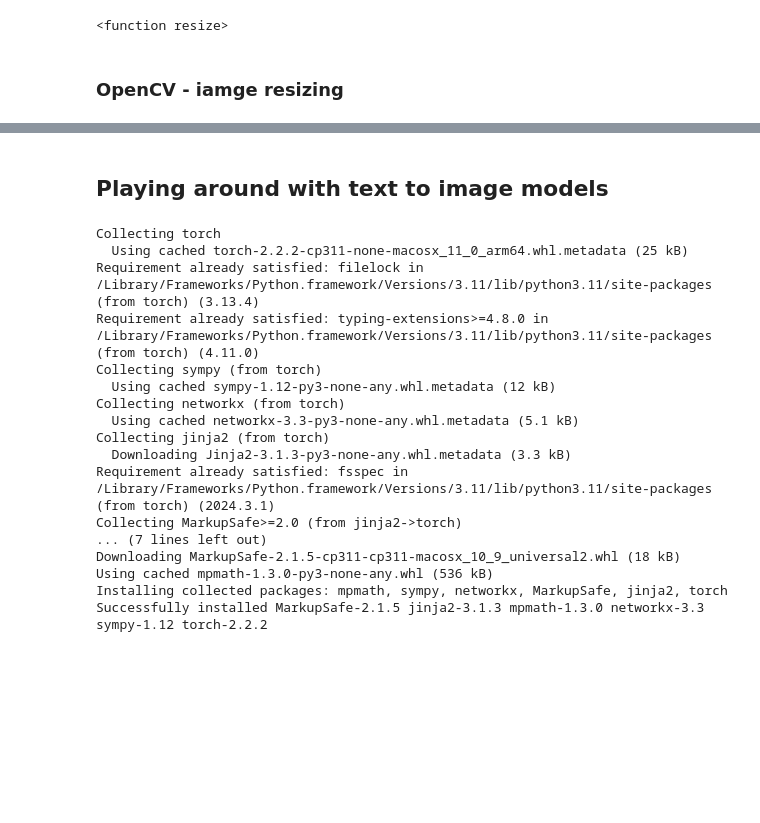
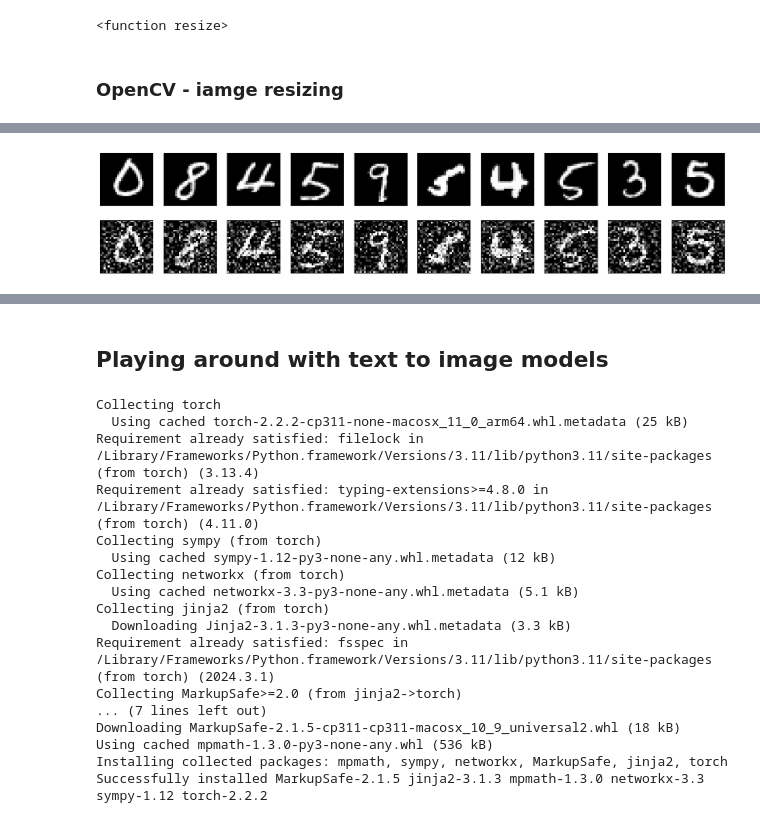
Before and after one commit to TheNonEconomist/HomemadeAIPoison, a Jupyter notebook: exploration/exploration.ipynb, the cells around one changed output, grey strips where cells are left out. Saved outputs shown, nothing was run; the diff lists cells and outputs as text; code cells hidden in the pictures; blank space fills up the shorter version.

```diff
--- a/exploration/exploration.ipynb
+++ b/exploration/exploration.ipynb
@@ -235,0 +583,16 @@ for file in os.listdir(regular_pic_location):
+# %%
+import os
+import numpy as np
+downloads = os.getenv("DOWNLOADS") + "mnist.npz"
+data = np.load(downloads)
+
+train_data, test_data = [], []
+for d_type, d in data.items():
+    if d_type == "x_train":
+        train_data=d
+    elif d_type == "x_test":
+        test_data = d
+    else:
+        continue
+
+train_data.shape, test_data.shape
@@ -235,0 +653,82 @@ for file in os.listdir(regular_pic_location):
+# %%
+# from keras.datasets import mnist
+import matplotlib.pyplot as plt
+
+def preprocess(array):
+    """Normalizes the supplied array and reshapes it."""
+    array = array.astype("float32") / 255.0
+    array = np.reshape(array, (len(array), 28, 28, 1))
+    return array
+
+
+def noise(array):
+    """Adds random noise to each image in the supplied array."""
+    noise_factor = 0.4
+    noisy_array = array + noise_factor * np.random.normal(
+        loc=0.0, scale=1.0, size=array.shape
+    )
+
+    return np.clip(noisy_array, 0.0, 1.0)
+
+
+def display(array1, array2):
+    """Displays ten random images from each array."""
+    n = 10
+    indices = np.random.randint(len(array1), size=n)
+    images1 = array1[indices, :]
+    images2 = array2[indices, :]
+
+    plt.figure(figsize=(20, 4))
+    for i, (image1, image2) in enumerate(zip(images1, images2)):
+        ax = plt.subplot(2, n, i + 1)
+        plt.imshow(image1.reshape(28, 28))
+        plt.gray()
+        ax.get_xaxis().set_visible(False)
+        ax.get_yaxis().set_visible(False)
+
+        ax = plt.subplot(2, n, i + 1 + n)
+        plt.imshow(image2.reshape(28, 28))
+        plt.gray()
+        ax.get_xaxis().set_visible(False)
+        ax.get_yaxis().set_visible(False)
+
+    plt.show()
+
+
+downloads = os.getenv("DOWNLOADS") + "mnist.npz"
+data = np.load(downloads)
+
+train_data, test_data = [], []
+for d_type, d in data.items():
+    if d_type == "x_train":
+        train_data=d
+    elif d_type == "x_test":
+        test_data = d
+    else:
+        continue
+
+# train_data = np.concatenate(train_data)
+# test_data = np.concatenate(test_data)
+
+print(train_data.shape, test_data.shape)
+
+# Normalize and reshape the data
+train_data = preprocess(train_data)
+test_data = preprocess(test_data)
+
+# Create a copy of the data with added noise
+noisy_train_data = noise(train_data)
+noisy_test_data = noise(test_data)
+
+# Display the train data and a version of it with added noise
+display(train_data, noisy_train_data)
+
+# X_train = np.random.random(size=(1000, 100, 100, 1))
+# Y_train = X_train +
+# Y_train = tf.keras.utils.to_categorical(Y_train, num_classes=10)
+
+# print(X_train.shape, Y_train.shape)
+
+# # X_test = np.random.random(size=(100, 10, 10, 1))
+# # Y_test = np.random.randint(0,9, size=100)
+# %% [output]
@@ -235,0 +736 @@ for file in os.listdir(regular_pic_location):
+[figure, added]
```
Also changed, not shown: parts of 32 cells of this notebook, 6 other files.
